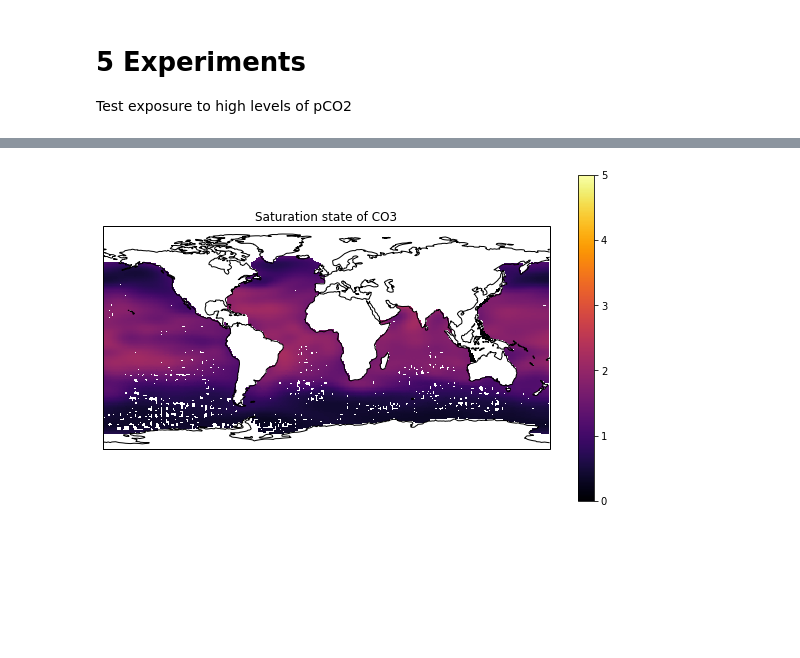
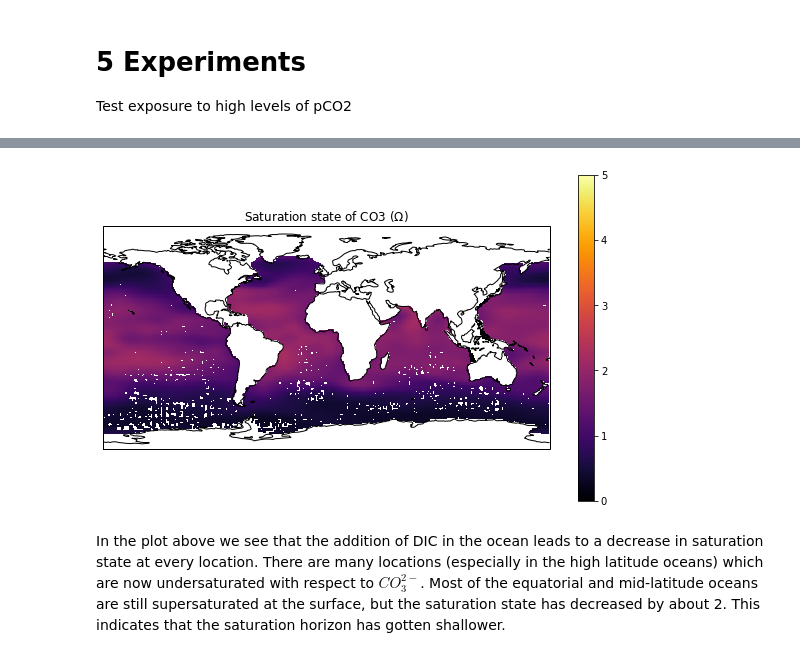
Before and after one commit to drdunmire1417/BGC_HW, a Jupyter notebook: HW9/HW9.ipynb, the cells around one changed output, grey strips where cells are left out. Drawn from its saved outputs; the diff is of its cells as text; code cells hidden in the pictures; blank space fills up the shorter version.

```diff
--- a/HW9/HW9.ipynb
+++ b/HW9/HW9.ipynb
@@ -240,20 +248,22 @@ for i in range(x):
 # %%
 CO3_sat = 65
 sat_stateb = CO3b/CO3_sat
 
 plt.figure(figsize=(10,6))
 
 ax = plt.axes(projection=ccrs.PlateCarree())
-plt.title('Saturation state of CO3')
+plt.title('Saturation state of CO3 ($\Omega$)')
 ax.coastlines()
 
 plt.pcolormesh(lon, lat, sat_stateb ,cmap = 'inferno',vmin=0, vmax = 5,transform=ccrs.PlateCarree())
 plt.xlabel('longitude')
 plt.ylabel('latitude')
 m = plt.cm.ScalarMappable(cmap='inferno')
 m.set_array(sat_stateb)
 m.set_clim(0, 5)
 plt.colorbar(m)
 plt.show()
 # %% [output]
-[figure, old version]
+[figure, new version]
+# %% [markdown]
+In the plot above we see that the addition of DIC in the ocean leads to a decrease in saturation state at every location.  There are many locations (especially in the high latitude oceans) which are now undersaturated with respect to $CO_3^{2-}$.  Most of the equatorial and mid-latitude oceans are still supersaturated at the surface, but the saturation state has decreased by about 2.  This indicates that the saturation horizon has gotten shallower.
```
Also changed, not shown: parts of 10 cells of this notebook, 2 other files.
